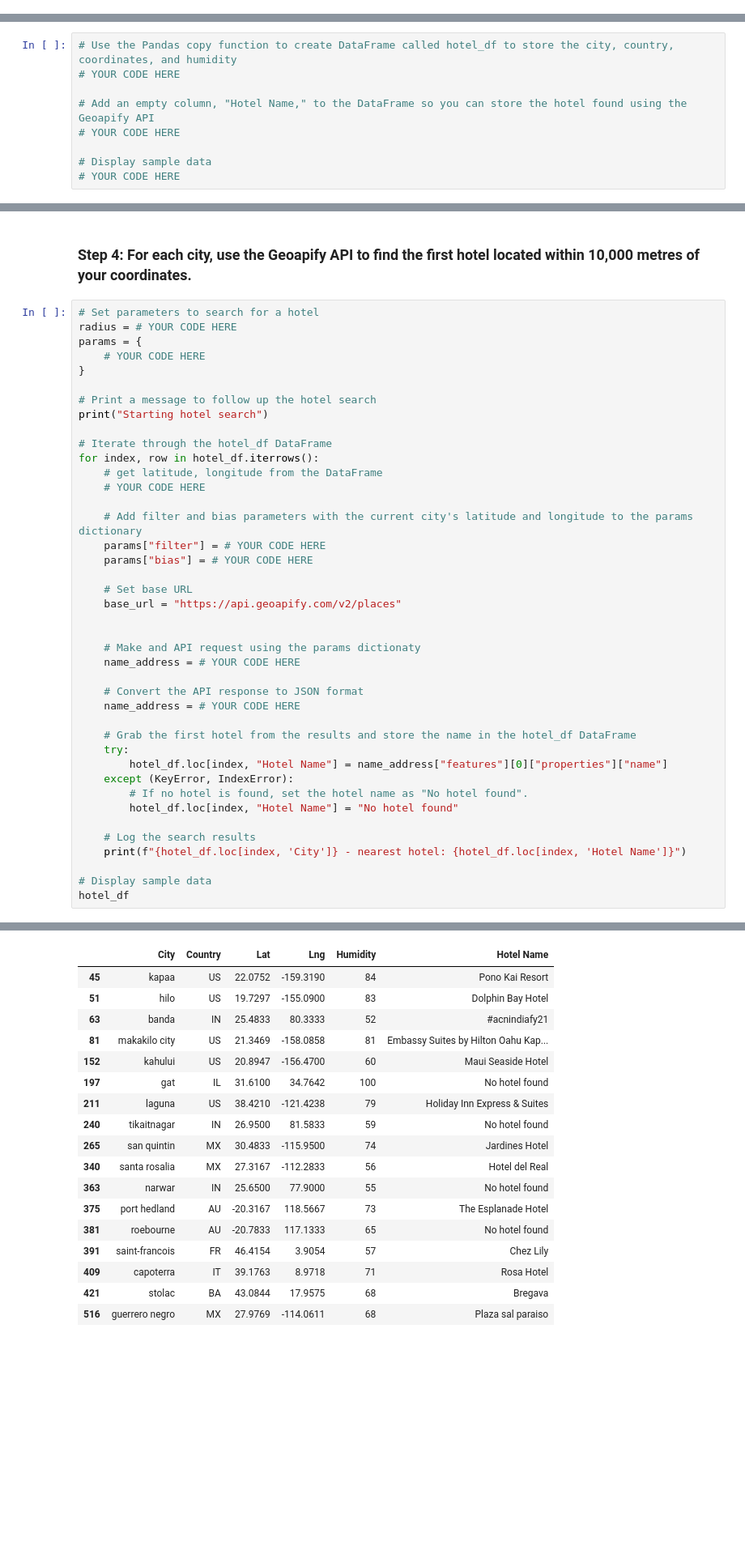
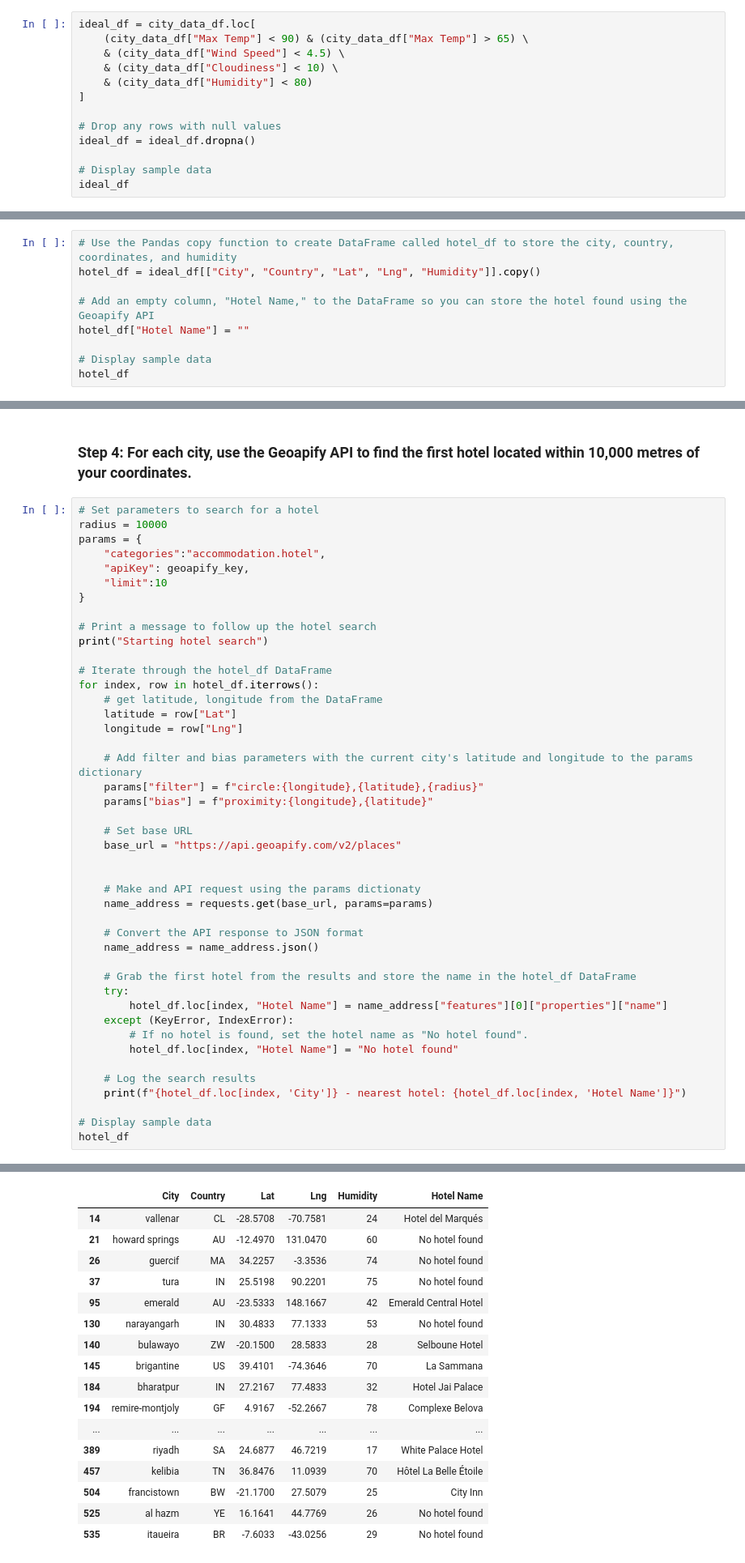
Before and after one commit to evacs/python-api-challenge, a Jupyter notebook: VacationPy.ipynb, the cells around one changed output, grey strips where cells are left out. Shown at 81% size. Drawn from its saved outputs; the diff is of its cells as text; blank space fills up the shorter version.

```diff
--- a/VacationPy.ipynb
+++ b/VacationPy.ipynb
@@ -73,0 +55,13 @@ city_data_df.head()
+# %%
+ideal_df = city_data_df.loc[
+    (city_data_df["Max Temp"] < 90) & (city_data_df["Max Temp"] > 65) \
+    & (city_data_df["Wind Speed"] < 4.5) \
+    & (city_data_df["Cloudiness"] < 10) \
+    & (city_data_df["Humidity"] < 80)
+]
+
+# Drop any rows with null values
+ideal_df = ideal_df.dropna()
+
+# Display sample data
+ideal_df
@@ -75,12 +87,12 @@ city_data_df.head()
 ### Step 3: Create a new DataFrame called `hotel_df`.
 # %%
 # Use the Pandas copy function to create DataFrame called hotel_df to store the city, country, coordinates, and humidity
-# YOUR CODE HERE
+hotel_df = ideal_df[["City", "Country", "Lat", "Lng", "Humidity"]].copy()
 
 # Add an empty column, "Hotel Name," to the DataFrame so you can store the hotel found using the Geoapify API
-# YOUR CODE HERE
+hotel_df["Hotel Name"] = ""
 
 # Display sample data
-# YOUR CODE HERE
+hotel_df
 # %% [output]
 |  | City | Country | Lat | Lng | Humidity | Hotel Name |
@@ -105,9 +116,11 @@ city_data_df.head()
 ### Step 4: For each city, use the Geoapify API to find the first hotel located within 10,000 metres of your coordinates.
 # %%
 # Set parameters to search for a hotel
-radius = # YOUR CODE HERE
+radius = 10000
 params = {
-    # YOUR CODE HERE
+    "categories":"accommodation.hotel",
+    "apiKey": geoapify_key,
+    "limit":10
 }
 
 # Print a message to follow up the hotel search
@@ -116,21 +129,22 @@ print("Starting hotel search")
 # Iterate through the hotel_df DataFrame
 for index, row in hotel_df.iterrows():
     # get latitude, longitude from the DataFrame
-    # YOUR CODE HERE
+    latitude = row["Lat"]
+    longitude = row["Lng"]
 
     # Add filter and bias parameters with the current city's latitude and longitude to the params dictionary
-    params["filter"] = # YOUR CODE HERE
-    params["bias"] = # YOUR CODE HERE
+    params["filter"] = f"circle:{longitude},{latitude},{radius}"
+    params["bias"] = f"proximity:{longitude},{latitude}"
 
     # Set base URL
     base_url = "https://api.geoapify.com/v2/places"
 
 
     # Make and API request using the params dictionaty
-    name_address = # YOUR CODE HERE
+    name_address = requests.get(base_url, params=params)
 
     # Convert the API response to JSON format
-    name_address = # YOUR CODE HERE
+    name_address = name_address.json()
 
     # Grab the first hotel from the results and store the name in the hotel_df DataFrame
     try:
@@ -166,20 +182,19 @@ guerrero negro - nearest hotel: Plaza sal paraiso
 |  | City | Country | Lat | Lng | Humidity | Hotel Name |
-| 45 | kapaa | US | 22.0752 | -159.3190 | 84 | Pono Kai Resort |
-| 51 | hilo | US | 19.7297 | -155.0900 | 83 | Dolphin Bay Hotel |
-| 63 | banda | IN | 25.4833 | 80.3333 | 52 | #acnindiafy21 |
-| 81 | makakilo city | US | 21.3469 | -158.0858 | 81 | Embassy Suites by Hilton Oahu Kap... |
-| 152 | kahului | US | 20.8947 | -156.4700 | 60 | Maui Seaside Hotel |
-| 197 | gat | IL | 31.6100 | 34.7642 | 100 | No hotel found |
-| 211 | laguna | US | 38.4210 | -121.4238 | 79 | Holiday Inn Express & Suites |
-| 240 | tikaitnagar | IN | 26.9500 | 81.5833 | 59 | No hotel found |
-| 265 | san quintin | MX | 30.4833 | -115.9500 | 74 | Jardines Hotel |
-| 340 | santa rosalia | MX | 27.3167 | -112.2833 | 56 | Hotel del Real |
-| 363 | narwar | IN | 25.6500 | 77.9000 | 55 | No hotel found |
-| 375 | port hedland | AU | -20.3167 | 118.5667 | 73 | The Esplanade Hotel |
-| 381 | roebourne | AU | -20.7833 | 117.1333 | 65 | No hotel found |
-| 391 | saint-francois | FR | 46.4154 | 3.9054 | 57 | Chez Lily |
-| 409 | capoterra | IT | 39.1763 | 8.9718 | 71 | Rosa Hotel |
-| 421 | stolac | BA | 43.0844 | 17.9575 | 68 | Bregava |
-| 516 | guerrero negro | MX | 27.9769 | -114.0611 | 68 | Plaza sal paraiso |
+| 14 | vallenar | CL | -28.5708 | -70.7581 | 24 | Hotel del Marqués |
+| 21 | howard springs | AU | -12.4970 | 131.0470 | 60 | No hotel found |
+| 26 | guercif | MA | 34.2257 | -3.3536 | 74 | No hotel found |
+| 37 | tura | IN | 25.5198 | 90.2201 | 75 | No hotel found |
+| 95 | emerald | AU | -23.5333 | 148.1667 | 42 | Emerald Central Hotel |
+| 130 | narayangarh | IN | 30.4833 | 77.1333 | 53 | No hotel found |
+| 140 | bulawayo | ZW | -20.1500 | 28.5833 | 28 | Selboune Hotel |
+| 145 | brigantine | US | 39.4101 | -74.3646 | 70 | La Sammana |
+| 184 | bharatpur | IN | 27.2167 | 77.4833 | 32 | Hotel Jai Palace |
+| 194 | remire-montjoly | GF | 4.9167 | -52.2667 | 78 | Complexe Belova |
+| ... | ... | ... | ... | ... | ... | ... |
+| 389 | riyadh | SA | 24.6877 | 46.7219 | 17 | White Palace Hotel |
+| 457 | kelibia | TN | 36.8476 | 11.0939 | 70 | Hôtel La Belle Étoile |
+| 504 | francistown | BW | -21.1700 | 27.5079 | 25 | City Inn |
+| 525 | al hazm | YE | 16.1641 | 44.7769 | 26 | No hotel found |
+| 535 | itaueira | BR | -7.6033 | -43.0256 | 29 | No hotel found |
 # %% [markdown]
 ### Step 5: Add the hotel name and the country as additional information in the hover message for each city in the map.
```
Also changed, not shown: parts of 8 cells of this notebook, 1 other file.
